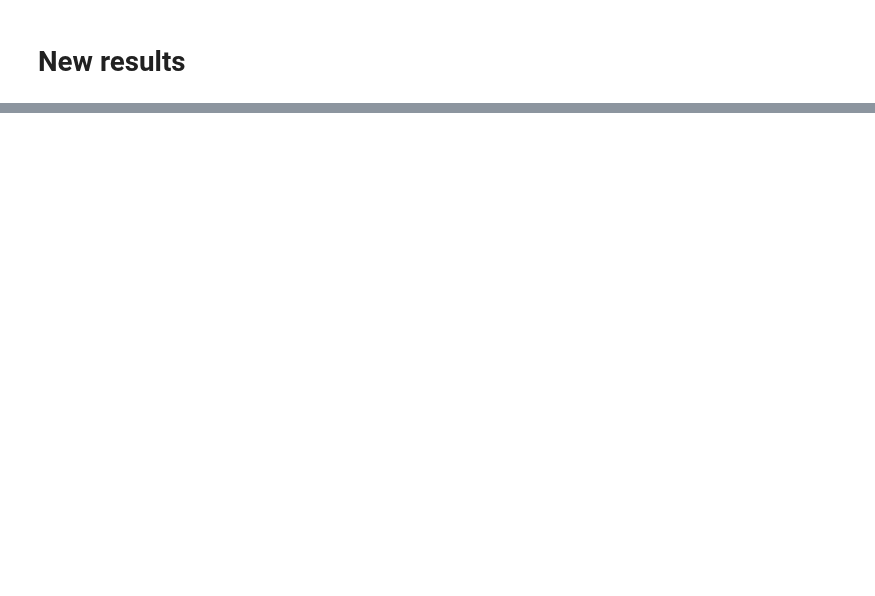
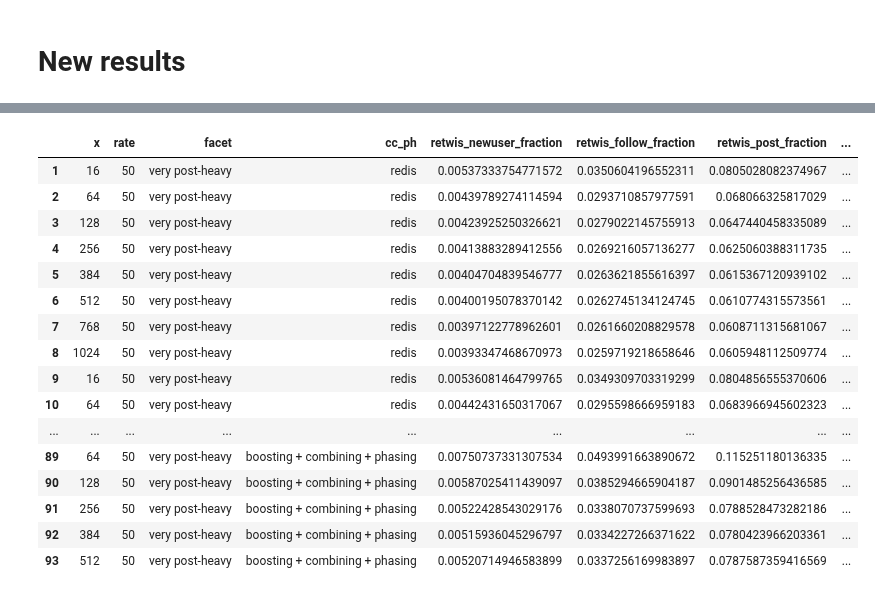
Before and after one commit to bholt/claret-doc, a Jupyter notebook: claret/plots/retwis.ipynb, the cells around one changed output, grey strips where cells are left out. Drawn from its saved outputs; the diff is of its cells as text; code cells hidden in the pictures; blank space fills up the shorter version.

```diff
--- a/claret/plots/retwis.ipynb
+++ b/claret/plots/retwis.ipynb
@@ -107,0 +137,3 @@ In `[<-.factor`(`*tmp*`, ri, value = "⋮"): invalid factor level, NA generated
+# %%
+sql("SELECT x, rate, facet, cc_ph, retwis_newuser_fraction, retwis_follow_fraction, retwis_post_fraction, retwis_repost_fraction, retwis_timeline_fraction FROM `s` WHERE facet like 'very%'")
+# %% [output]
@@ -107,0 +145,17 @@ In `[<-.factor`(`*tmp*`, ri, value = "⋮"): invalid factor level, NA generated
+|  | x | rate | facet | cc_ph | retwis_newuser_fraction | retwis_follow_fraction | retwis_post_fraction | ... |
+| 1 | 16 | 50 | very post-heavy | redis | 0.00537333754771572 | 0.0350604196552311 | 0.0805028082374967 | ... |
+| 2 | 64 | 50 | very post-heavy | redis | 0.00439789274114594 | 0.0293710857977591 | 0.068066325817029 | ... |
+| 3 | 128 | 50 | very post-heavy | redis | 0.00423925250326621 | 0.0279022145755913 | 0.0647440458335089 | ... |
+| 4 | 256 | 50 | very post-heavy | redis | 0.00413883289412556 | 0.0269216057136277 | 0.0625060388311735 | ... |
+| 5 | 384 | 50 | very post-heavy | redis | 0.00404704839546777 | 0.0263621855616397 | 0.0615367120939102 | ... |
+| 6 | 512 | 50 | very post-heavy | redis | 0.00400195078370142 | 0.0262745134124745 | 0.0610774315573561 | ... |
+| 7 | 768 | 50 | very post-heavy | redis | 0.00397122778962601 | 0.0261660208829578 | 0.0608711315681067 | ... |
+| 8 | 1024 | 50 | very post-heavy | redis | 0.00393347468670973 | 0.0259719218658646 | 0.0605948112509774 | ... |
+| 9 | 16 | 50 | very post-heavy | redis | 0.00536081464799765 | 0.0349309703319299 | 0.0804856555370606 | ... |
+| 10 | 64 | 50 | very post-heavy | redis | 0.00442431650317067 | 0.0295598666959183 | 0.0683966945602323 | ... |
+| ... | ... | ... | ... | ... | ... | ... | ... | ... |
+| 89 | 64 | 50 | very post-heavy | boosting + combining + phasing | 0.00750737331307534 | 0.0493991663890672 | 0.115251180136335 | ... |
+| 90 | 128 | 50 | very post-heavy | boosting + combining + phasing | 0.00587025411439097 | 0.0385294665904187 | 0.0901485256436585 | ... |
+| 91 | 256 | 50 | very post-heavy | boosting + combining + phasing | 0.00522428543029176 | 0.0338070737599693 | 0.0788528473282186 | ... |
+| 92 | 384 | 50 | very post-heavy | boosting + combining + phasing | 0.00515936045296797 | 0.0334227266371622 | 0.0780423966203361 | ... |
+| 93 | 512 | 50 | very post-heavy | boosting + combining + phasing | 0.00520714946583899 | 0.0337256169983897 | 0.0787587359416569 | ... |
```
Also changed, not shown: parts of 11 cells of this notebook, 4 other files.
